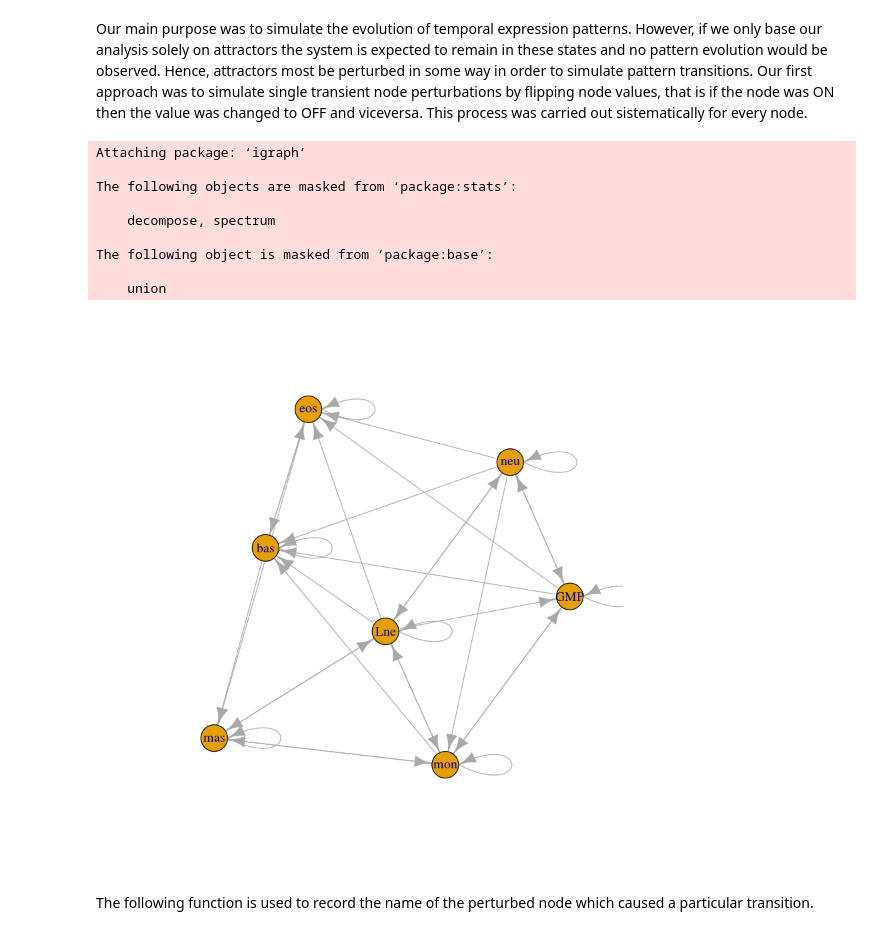
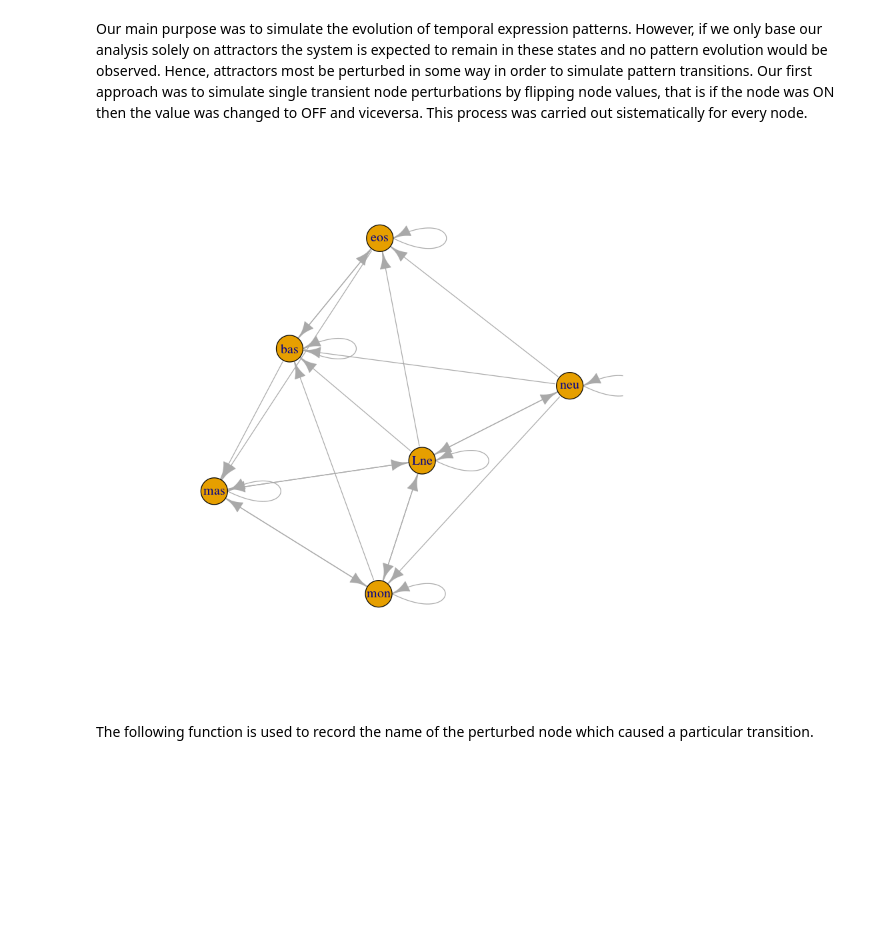
Before and after one commit to caramirezal/GRNModel, a Jupyter notebook: regulatoryNetworkGMPModelSupplementaryInfo.ipynb, the cells around one changed output. Cells and saved outputs as stored; diff of their text form; code cells hidden in the pictures; blank space fills up the shorter version.

```diff
--- a/regulatoryNetworkGMPModelSupplementaryInfo.ipynb
+++ b/regulatoryNetworkGMPModelSupplementaryInfo.ipynb
@@ -73,11 +72,10 @@ neutrophils<-c("lf"=1, "cebpa"=1)
 eosinophils<-c("fceRIa"=1,"gata1"=1,"cebpa"=1,"ccr3"=1)
 basophils<-c("cebpa"=1,"gata2"=1,"runx1"=1,"ccr3"=0)
 mast<-c("mitf"=1,"ckit"=1,"cebpa"=0)
-GMP<-c("pu1"=1,"cebpa"=1,"gata1"=0,"gata2"=0)
 Lne<-c("mcsfr"=0,"lf"=0,"mbp"=0,"ckit"=0,"fceRIa"=0,"ccr3"=0)
 phenotypes<-list("monocytes"=monocytes,"neutrophils"=neutrophils,
                  "eosinophils"=eosinophils,"mast cells"=mast,
-                 "GMP"=GMP,"Lne"=Lne,"basophils"=basophils)
+                 "Lne"=Lne,"basophils"=basophils)
 
 # calculate attractors
 attractors<-getAttractors(net, method = "sat.exhaustive")
@@ -88,19 +86,8 @@ taggedAttractors<-tagAttractorsMatrix(net,attractors,phenotypes)
 attractors.nm<-colnames(taggedAttractors)
 #"neu/GMP" has a neutrophil pattern, hence it is renamed "neu"
 attractors.nm[which("neu/GMP"==attractors.nm)]<-"neu"
-#"GMP/Lne" pattern is renamed as GMP, because it has a progenitor molecular phenotype
-attractors.nm[which("GMP/Lne"==attractors.nm)]<-"GMP"
 colnames(taggedAttractors)<-attractors.nm
 # %% [markdown]
 ## 3. Model robustness
 # %% [markdown]
 We performed the analysis of the robustness of the BRN model by randomly perturbating the Boolean functions and the quantifying the level of change in the dynamic caused by that perturbation. First we evaluated the level of conservation of attractors. The function takes the BRN model, the pertubates its Boolean logical rules creating a mutant version of the model. The percentage of attractors of the BRN model conserved in the mutant version is quantified and registered. This process is repeated n times using randomly created RN with the same conectivity of the BRN model. The distribution of the conserved attractors percentages is implemented in the next block of code and the result distribution is shown in the next figure. Since the process is computationally expensive we use for this analysis a simplified version of the BRN GMP model in which only regulator nodes are included, see the regulatoryNetworkGMPModelSimplified.txt. Since, the discarded nodes (CCR3, GMCSFR, MBP, NE, LF, MPO, MMCP6, MMCP1, MCSFR) are not regulators (in this model) the dynamic doesn't change but the phase space is reduced.
-# %%
-# loading a simplified version of the GRN model
-net.s<-loadNetwork("regulatoryNetworkGMPModelSimplified.txt")
-
-testNetworkProperties(net.s,numRandomNets = 30,
-                      testFunction = "testAttractorRobustness",
-                      simplify = TRUE,
-                      testFunctionParams = list(coboolnetpies=30,
-                                                perturb="functions"))
@@ -176,37 +144,26 @@ Our first approach was to simulate single transient node perturbations by flippi
 # %%
 cfms<-cellFateMap(net=net, attractors=attractors,
                   type="asynchronous",
                   simpliflied = "yes",tag = "yes",
                   patternsList = phenotypes,
-                  numberOfIterations=30)
+                  numberOfIterations=300)
 
 threshold<-0
 
 cfms.nm<-colnames(cfms)
 #"neu/GMP" has a neutrophil pattern, hence it is renamed "neu"
 cfms.nm[which("neu/GMP"==cfms.nm)]<-"neu"
-#"GMP/Lne" pattern is renamed as GMP, because it has a progenitor molecular phenotype
-cfms.nm[which("GMP/Lne"==cfms.nm)]<-"GMP"
 colnames(cfms)<-cfms.nm
 rownames(cfms)<-cfms.nm
 # simplifying the cell fate map
 cfms<-simplifyCellFateMap(cfms)
 
 # plot simplified transition matrix in the form of a graph
 cfms.g<-binarizeMatrix(cfms,threshold)
 cfms.g<-graph.adjacency(cfms.g)
 plot(cfms.g)
 # %% [output]
-Attaching package: ‘igraph’
-
-The following objects are masked from ‘package:stats’:
-
-    decompose, spectrum
-
-The following object is masked from ‘package:base’:
-
-    union
-[figure, old version]
+[figure, new version]
 # %% [markdown]
 The following function is used to record the name of the perturbed node which caused a particular transition.
 # %%
```
Also changed, not shown: parts of 10 cells of this notebook, 1 other file.
